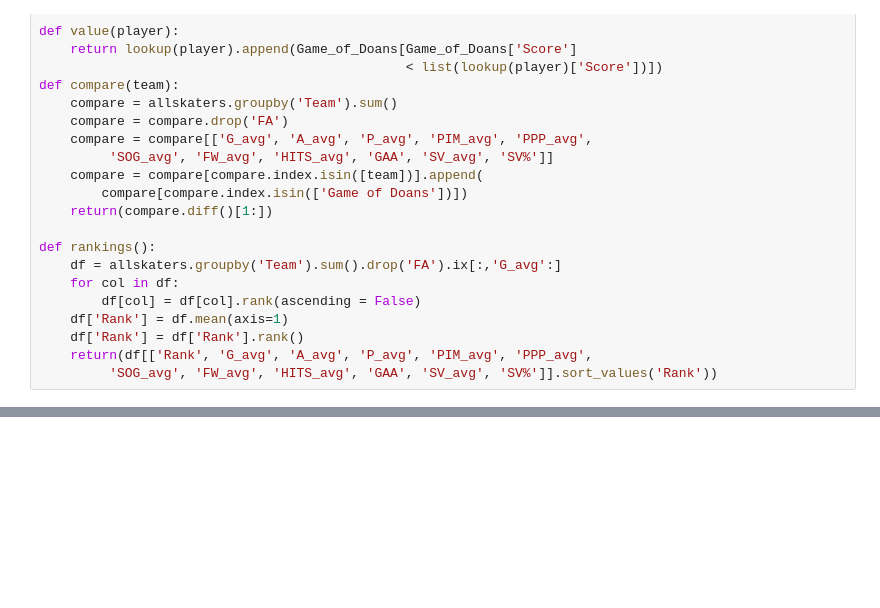
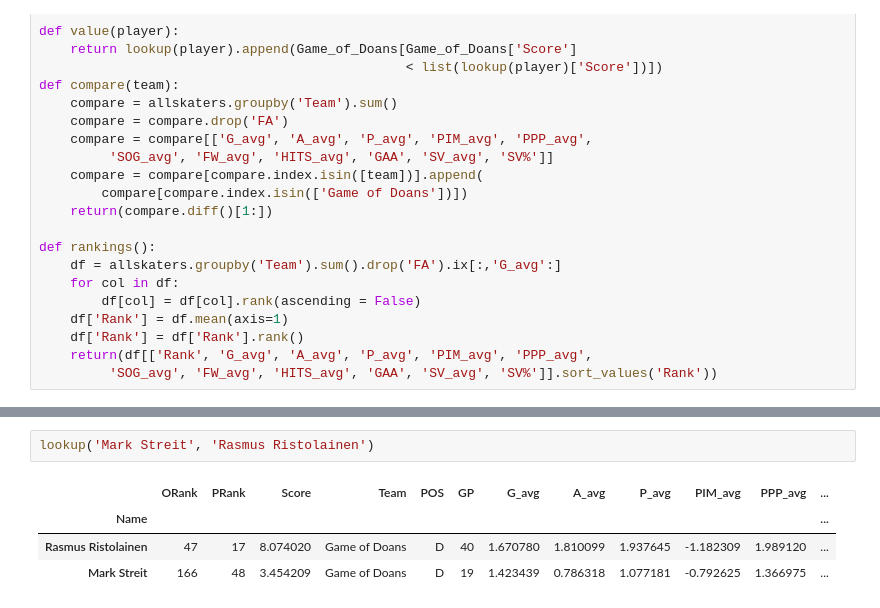
Before and after one commit to rshipskind/fantasy_hockey, a Jupyter notebook: master.ipynb, the cells around one changed output, grey strips where cells are left out. Saved outputs shown, nothing was run; the diff lists cells and outputs as text; blank space fills up the shorter version.

```diff
--- a/master.ipynb
+++ b/master.ipynb
@@ -271,0 +272,7 @@ Game_of_Doans
+# %%
+lookup('Mark Streit', 'Rasmus Ristolainen')
+# %% [output]
+|  | ORank | PRank | Score | Team | POS | GP | G_avg | A_avg | P_avg | PIM_avg | PPP_avg | ... |
+| Name |  |  |  |  |  |  |  |  |  |  |  | ... |
+| Rasmus Ristolainen | 47 | 17 | 8.074020 | Game of Doans | D | 40 | 1.670780 | 1.810099 | 1.937645 | -1.182309 | 1.989120 | ... |
+| Mark Streit | 166 | 48 | 3.454209 | Game of Doans | D | 19 | 1.423439 | 0.786318 | 1.077181 | -0.792625 | 1.366975 | ... |
```
Also changed, not shown: parts of 2 cells of this notebook, 1 other file.
